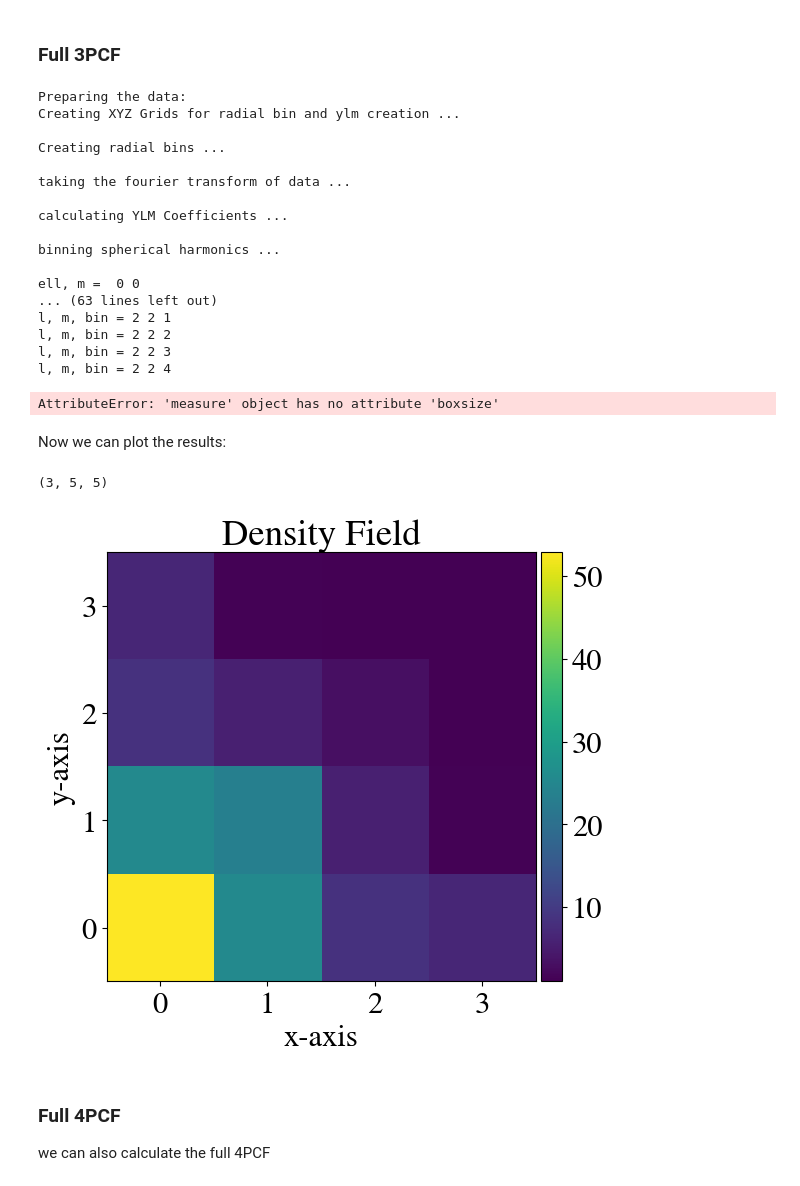
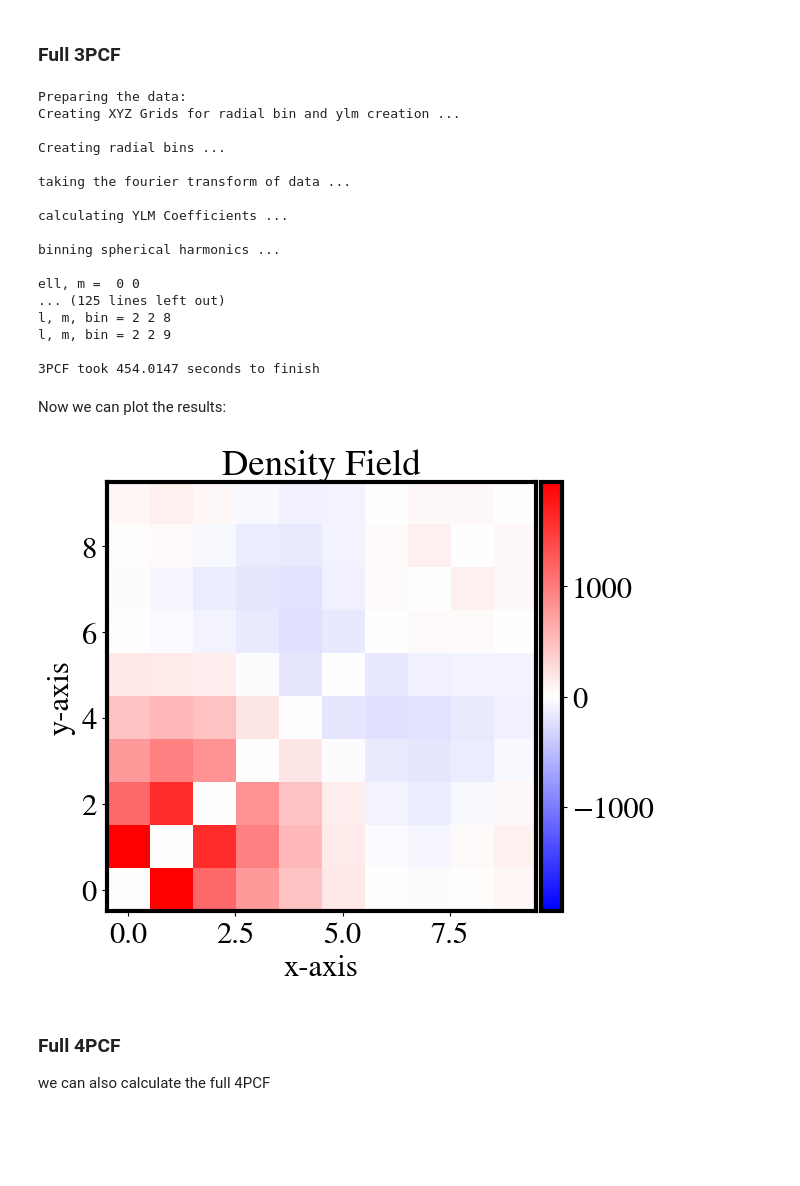
Before and after one commit to James11222/sarabande, a Jupyter notebook: notebooks/Application_Example.ipynb, the cells around one changed output. Saved outputs shown, nothing was run; the diff lists cells and outputs as text; code cells hidden in the pictures; blank space fills up the shorter version.

```diff
--- a/notebooks/Application_Example.ipynb
+++ b/notebooks/Application_Example.ipynb
@@ -74,9 +76,11 @@ From here we can apply SARABANDE to the density field.
 save_dir = os.getcwd() + '/output/'
 
 #create measure_obj
-_3PCF = sarabande.measure(nPCF=3, projected=False, density_field_data = data, save_dir=save_dir, save_name='example', nbins=5, ell_max=1)
+_3PCF = sarabande.measure(nPCF=3, projected=False, density_field_data = data,
+                          save_dir=save_dir, save_name='example', nbins=10, ell_max=2,
+                          physical_boxsize=256, rmin=1e-4, rmax=128)
 
-sarabande.calc_zeta(_3PCF)
+sarabande.calc_zeta(_3PCF, normalize=True)
 # %% [output]
 Preparing the data:
 Creating XYZ Grids for radial bin and ylm creation ...
@@ -90,31 +94,33 @@ calculating YLM Coefficients ...
 binning spherical harmonics ...
 
 ell, m =  0 0
-... (63 lines left out)
-l, m, bin = 2 2 1
-l, m, bin = 2 2 2
-l, m, bin = 2 2 3
-l, m, bin = 2 2 4
+... (125 lines left out)
+l, m, bin = 2 2 8
+l, m, bin = 2 2 9
+
+3PCF took 454.0147 seconds to finish
-AttributeError: 'measure' object has no attribute 'boxsize'
 # %% [markdown]
 Now we can plot the results:
 # %%
 np.shape(_3PCF.zeta.real)
+
+np.save("3PCF_256_MHD_10B_l2.npy",_3PCF.zeta.real)
-# %% [output]
-(3, 5, 5)
 # %%
+img = _3PCF.zeta[2,:,:].real
+
 fig, (ax1) = plt.subplots(1,1, figsize=(8,6))
-im1 = ax1.imshow(_3PCF.zeta[2,:4,:4].real, origin='lower')
+im1 = ax1.imshow(img, origin='lower', vmax = np.max(np.abs(img)), vmin = -np.max(np.abs(img)),
+                cmap="bwr")
 divider1 = axgrid.make_axes_locatable(ax1)
 cax1 = divider1.append_axes("right", size='5%', pad=0.05)
 plt.colorbar(im1, cax=cax1)
 ax1.set_title("Density Field")
 ax1.set_xlabel("x-axis")
 ax1.set_ylabel("y-axis")
 fig.tight_layout()
 plt.show()
 # %% [output]
-[figure, old version]
+[figure, new version]
 # %% [markdown]
 ### Full 4PCF
 
```
Also changed, not shown: parts of 8 cells of this notebook, 20 other files.
